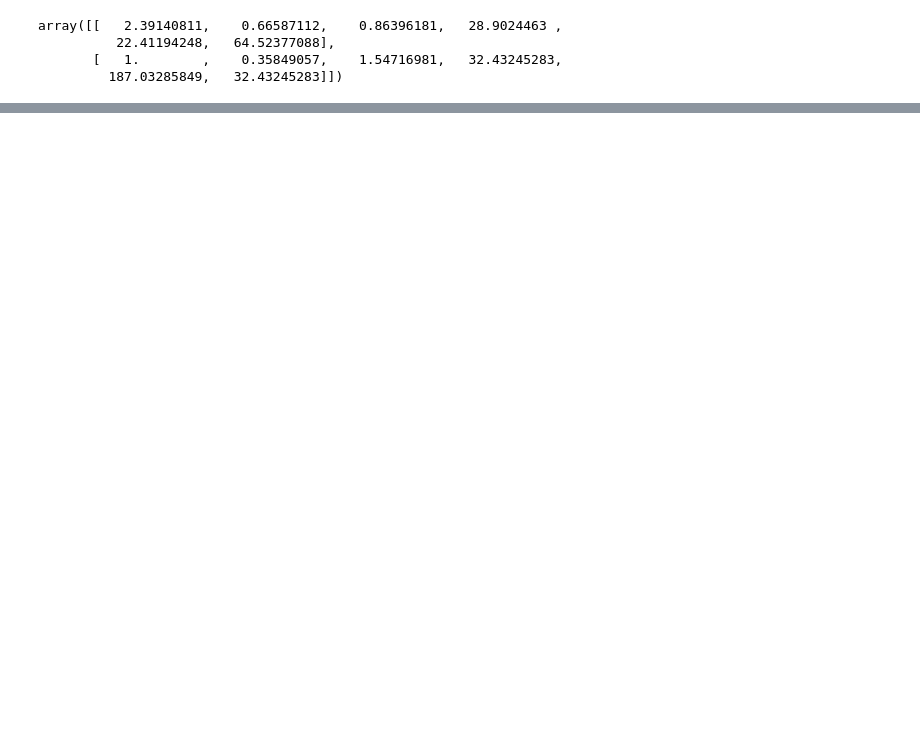
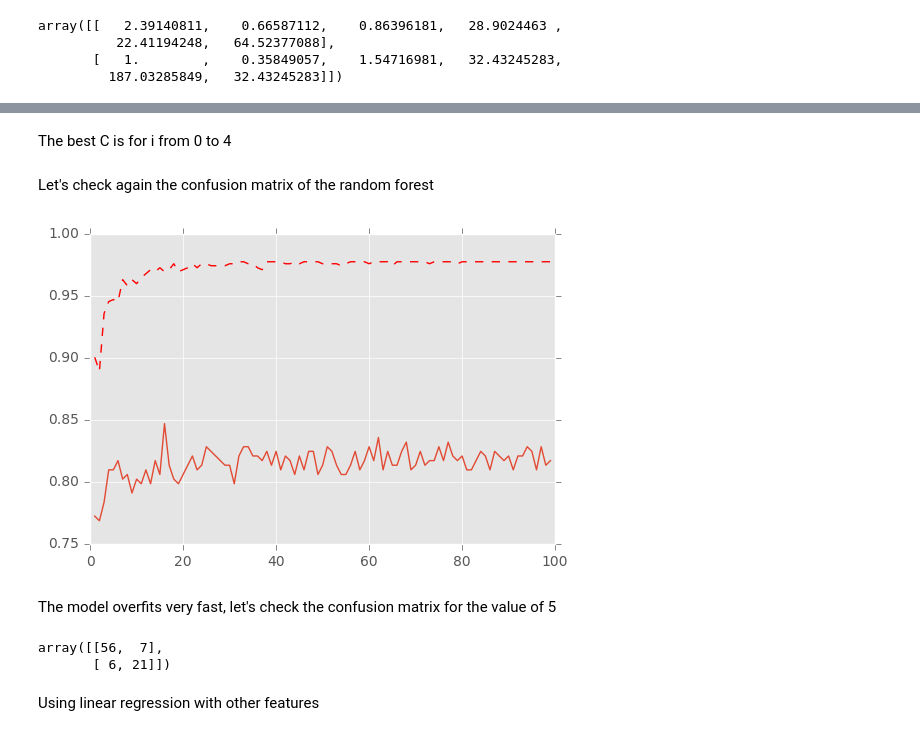
Before and after one commit to MehdiAB161/ML0, a Jupyter notebook: exploration.ipynb, the cells around one changed output, grey strips where cells are left out. Cells and saved outputs as stored; diff of their text form; code cells hidden in the pictures; blank space fills up the shorter version.

Commit message:
More approaches to prediction and visualization

```diff
--- a/exploration.ipynb
+++ b/exploration.ipynb
@@ -367,0 +353,4 @@ array([[   2.39140811,    0.66587112,    0.86396181,   28.9024463 ,
+# %%
+from sklearn.model_selection import train_test_split
+
+X_train_0, X_val, Y_train_0, Y_val = train_test_split(X_train, Y, test_size=0.1, random_state=11)
@@ -367,0 +377,13 @@ array([[   2.39140811,    0.66587112,    0.86396181,   28.9024463 ,
+# %%
+from sklearn.metrics import accuracy_score
+
+from sklearn.model_selection import train_test_split
+
+X_train_0, X_val, Y_train_0, Y_val = train_test_split(X_train, Y, test_size=0.1, random_state=np.random.randint(40))
+
+for i in range(0,10):
+    clf = linear_model.LogisticRegression(C=pow(10, -i + 5))
+    clf = clf.fit(X_train_0, Y_train_0)
+    output = clf.predict(X_val)
+    print(i)
+    print(accuracy_score(y_pred=output, y_true=Y_val))
@@ -367,0 +411,2 @@ array([[   2.39140811,    0.66587112,    0.86396181,   28.9024463 ,
+# %% [markdown]
+The best C is for i from 0 to 4
@@ -367,0 +419,55 @@ array([[   2.39140811,    0.66587112,    0.86396181,   28.9024463 ,
+# %% [markdown]
+Let's check again the confusion matrix of the random forest
+# %%
+from sklearn.ensemble import RandomForestClassifier
+from sklearn.metrics import accuracy_score
+from sklearn.model_selection import train_test_split
+
+import matplotlib.pyplot as plt
+
+X_train_0, X_val, Y_train_0, Y_val = train_test_split(X_train, Y, test_size=0.3, random_state=np.random.randint(40))
+
+
+train_accuracy = []
+val_accuracy = []
+
+runs = 100
+
+for i in range(1,runs):
+
+    forest = RandomForestClassifier(n_estimators = i)
+    forest = forest.fit(X_train_0, Y_train_0)
+
+    pred_train_0 = forest.predict(X_train_0)
+    pred_val_0 = forest.predict(X_val)
+
+    train_accuracy.append(accuracy_score(y_pred=pred_train_0, y_true=Y_train_0))
+    val_accuracy.append(accuracy_score(y_pred=pred_val_0, y_true=Y_val))
+
+import numpy as np
+import matplotlib.pyplot as plt
+
+t = np.arange(1, runs)
+
+# red dashes, blue squares
+plt.plot(t,train_accuracy, 'r--', t, val_accuracy, '-')
+plt.show()
+# %% [output]
+[figure, added]
+# %% [markdown]
+The model overfits very fast, let's check the confusion matrix for the value of 5
+# %%
+from sklearn.metrics import confusion_matrix
+
+X_train_0, X_val, Y_train_0, Y_val = train_test_split(X_train, Y, test_size=0.1, random_state=np.random.randint(40))
+
+forest = RandomForestClassifier(n_estimators = 5)
+forest = forest.fit(X_train_0, Y_train_0)
+
+pred_train_0 = forest.predict(X_train_0)
+pred_val_0 = forest.predict(X_val)
+
+confusion_matrix(y_pred=pred_val_0, y_true=Y_val)
+# %% [output]
+array([[56,  7],
+       [ 6, 21]])
@@ -367,0 +479,2 @@ array([[   2.39140811,    0.66587112,    0.86396181,   28.9024463 ,
+# %% [markdown]
+Using linear regression with other features
```
Also changed, not shown: parts of 40 cells of this notebook.
